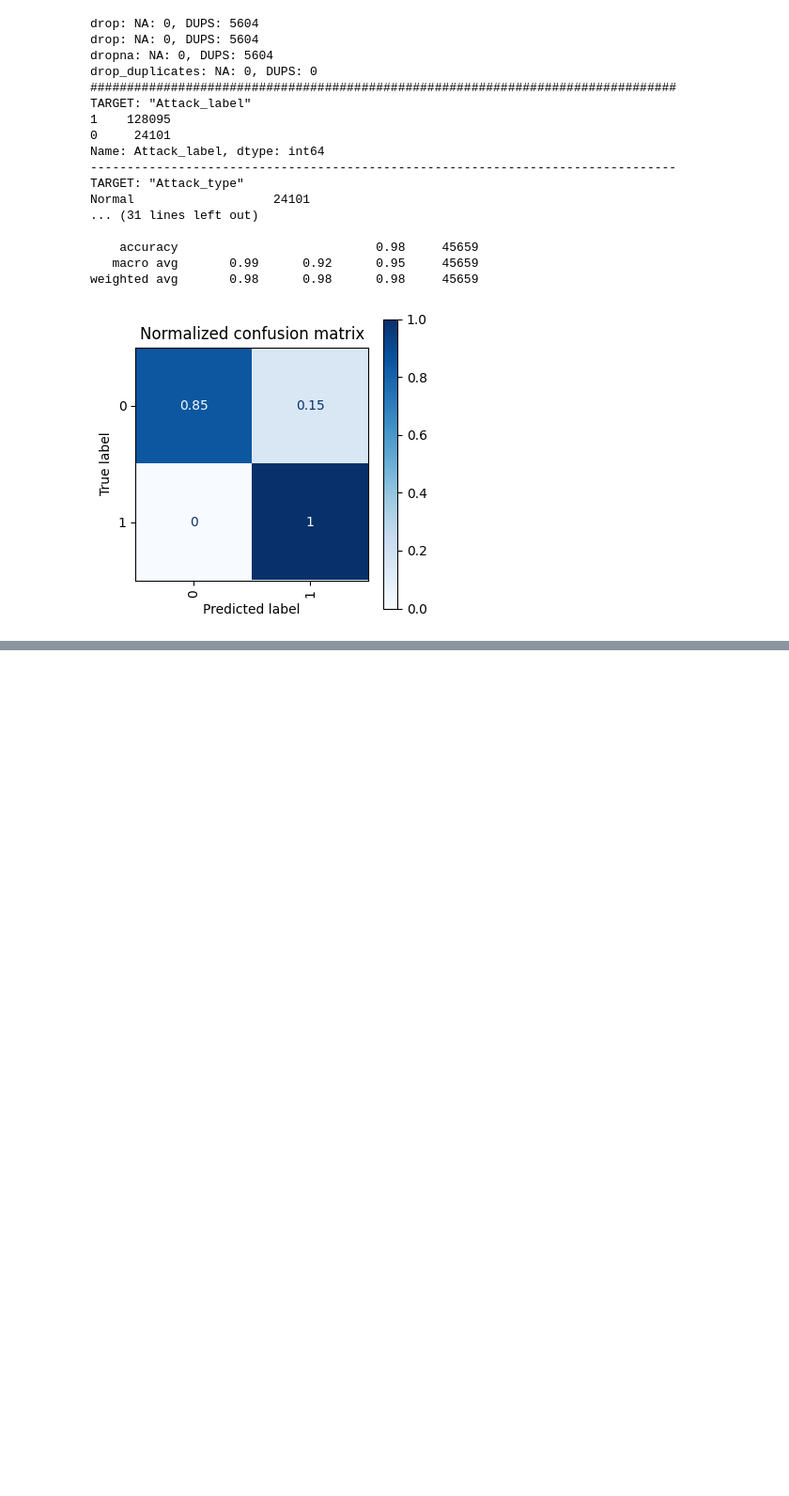
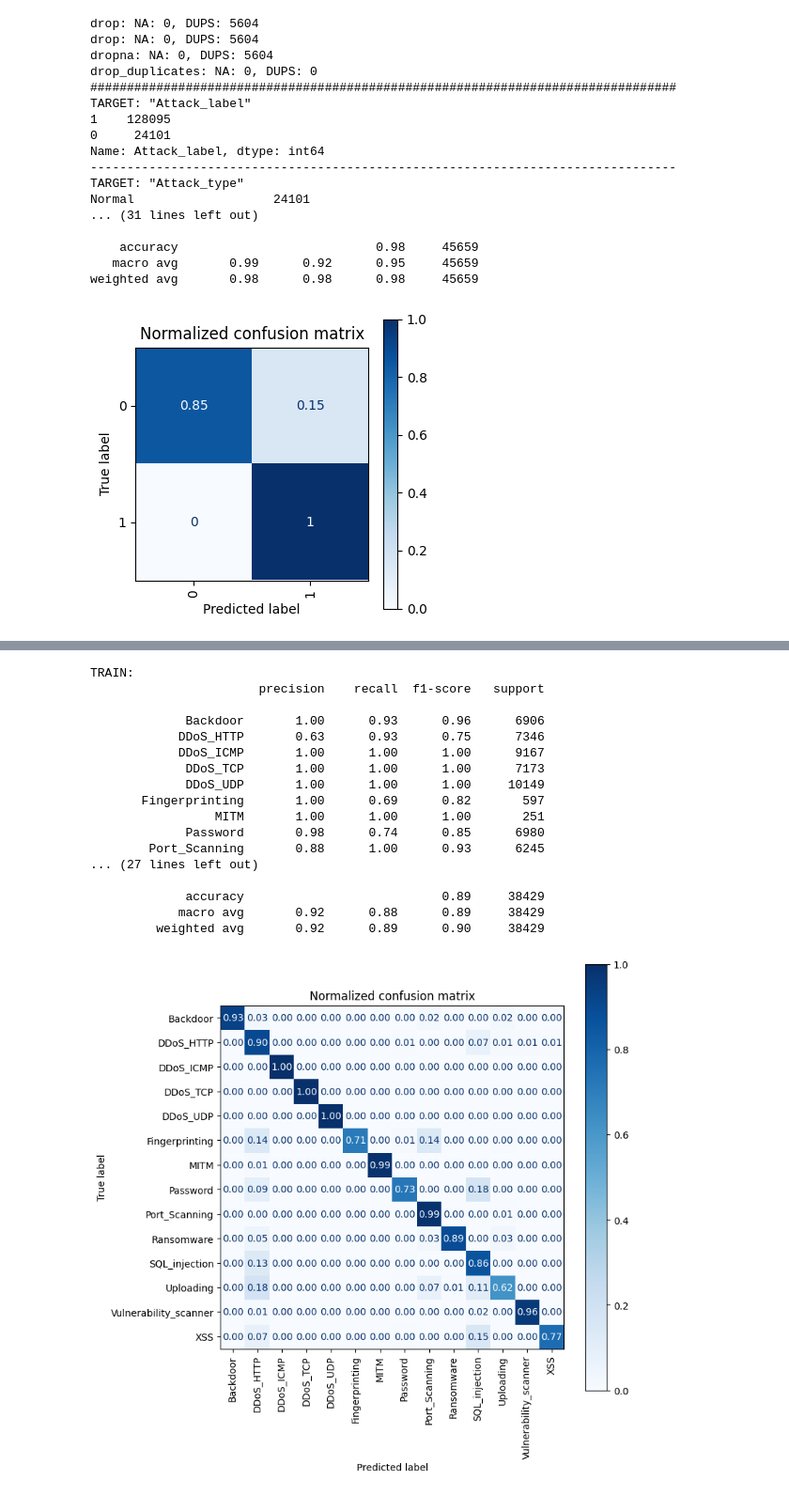
Before and after one commit to pro1710/ids, a Jupyter notebook: colab.ipynb, the cells around one changed output, grey strips where cells are left out. Shown at 94% size. Drawn from its saved outputs; the diff is of its cells as text; code cells hidden in the pictures; blank space fills up the shorter version.

```diff
--- a/colab.ipynb
+++ b/colab.ipynb
@@ -333,0 +391,4 @@ weighted avg       0.98      0.98      0.98     45659
+# %%
+df = ids_common.prepare_dataset(path_to_dataset)
+df.drop(df[df['Attack_label'] == 0].index, inplace=True)
+df.reset_index(drop=True, inplace=True)
@@ -333,0 +432,62 @@ weighted avg       0.98      0.98      0.98     45659
+# %%
+
+X_train, X_test, y_train, y_test = dataset_split(df, target_label_15_class)
+
+if False:
+    tree_param = {'criterion':['gini','entropy', 'log_loss'],
+                'max_depth':[8,16,32,64,128,148]}
+
+    dt_cls = DecisionTreeClassifier(random_state=SEED)
+    grid_search = GridSearchCV(dt_cls, tree_param, verbose=3)
+
+    grid_search.fit(X_train, y_train)
+
+    print('Tuned:')
+    print('Parms: ', grid_search.best_params_)
+    print('Score:', grid_search.best_score_)
+
+    dt_cls = grid_search.best_estimator_
+else:
+    best_params = {'criterion': 'entropy', 'max_depth': 16}
+    dt_cls = DecisionTreeClassifier(**best_params, random_state=SEED)
+
+dt_cls.fit(X_train, y_train)
+y_train_predict = dt_cls.predict(X_train)
+y_test_predict = dt_cls.predict(X_test)
+
+report(y_train, y_train_predict, y_test, y_test_predict)
+
+title='Normalized confusion matrix'
+
+disp = ConfusionMatrixDisplay.from_predictions(
+    y_test,
+    y_test_predict,
+    # display_labels=Attack_type_classes,
+    cmap=plt.cm.Blues,
+    normalize='true',
+    values_format='.2f'
+)
+disp.ax_.set_title(title)
+disp.figure_.set_size_inches(8, 8, forward=True)
+
+plt.xticks(rotation=90)
+plt.show()
+# %% [output]
+TRAIN:
+                       precision    recall  f1-score   support
+
+             Backdoor       1.00      0.93      0.96      6906
+            DDoS_HTTP       0.63      0.93      0.75      7346
+            DDoS_ICMP       1.00      1.00      1.00      9167
+             DDoS_TCP       1.00      1.00      1.00      7173
+             DDoS_UDP       1.00      1.00      1.00     10149
+       Fingerprinting       1.00      0.69      0.82       597
+                 MITM       1.00      1.00      1.00       251
+             Password       0.98      0.74      0.85      6980
+        Port_Scanning       0.88      1.00      0.93      6245
+... (27 lines left out)
+
+             accuracy                           0.89     38429
+            macro avg       0.92      0.88      0.89     38429
+         weighted avg       0.92      0.89      0.90     38429
+[figure, added]
```
Also changed, not shown: parts of 12 cells of this notebook.
